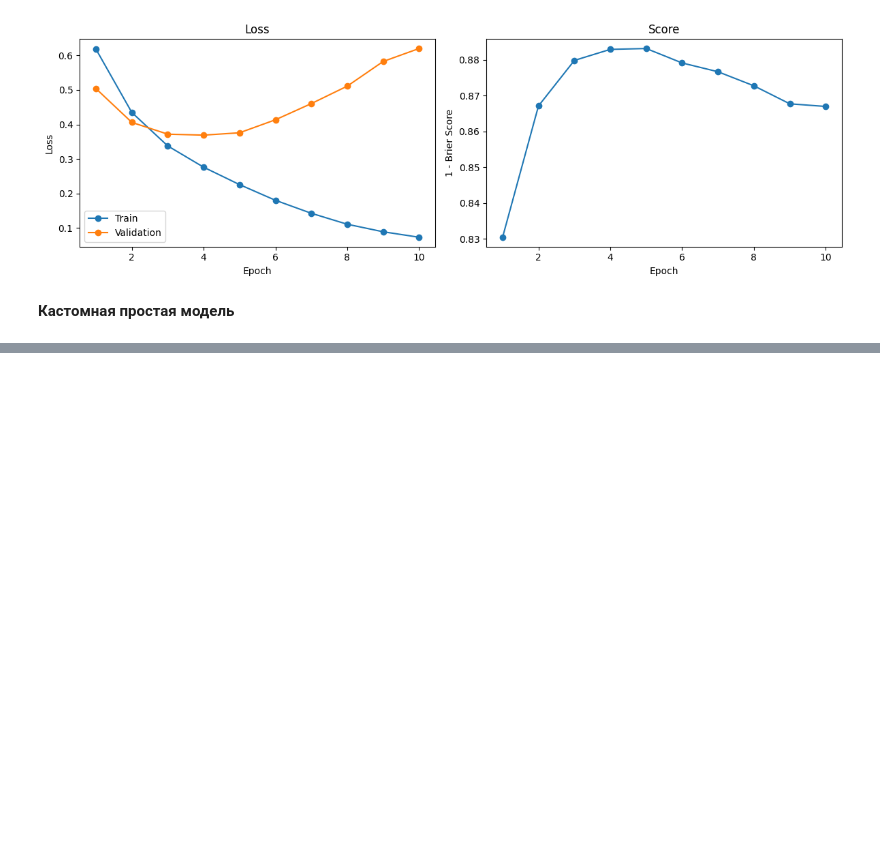
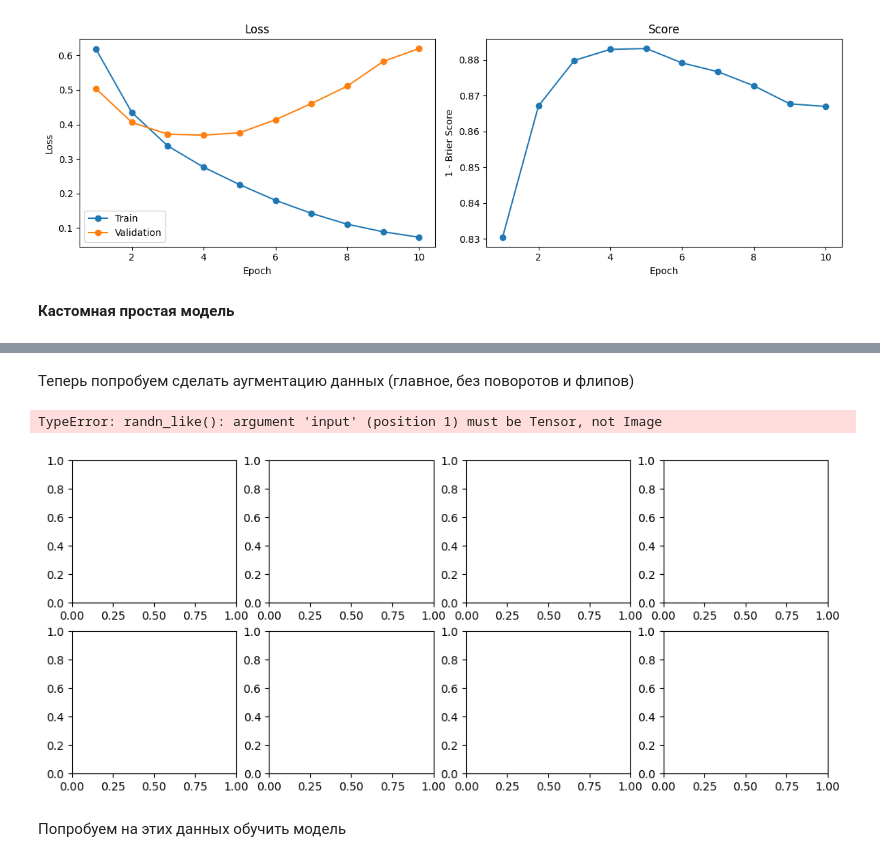
Before and after one commit to villerbond/avito-text-orientation, a Jupyter notebook: notebooks/solution.ipynb, the cells around one changed output, grey strips where cells are left out. Drawn from its saved outputs; the diff is of its cells as text; code cells hidden in the pictures; blank space fills up the shorter version.

```diff
--- a/notebooks/solution.ipynb
+++ b/notebooks/solution.ipynb
@@ -769,0 +875,2 @@ model_cnn, history_df_cnn = fit_model(model_cnn, train_loader, val_loader, crite
+# %% [markdown]
+Теперь попробуем сделать аугментацию данных (главное, без поворотов и флипов)
@@ -769,0 +897,12 @@ model_cnn, history_df_cnn = fit_model(model_cnn, train_loader, val_loader, crite
+# %%
+train_dataset_aug = OrientationDataset(
+    TRAIN_DIR / "crops",
+    train_labels,
+    train_transform_aug
+)
+
+val_dataset_aug = OrientationDataset(
+    VAL_DIR / "crops",
+    val_labels,
+    val_transform_aug
+)
@@ -769,0 +927,25 @@ model_cnn, history_df_cnn = fit_model(model_cnn, train_loader, val_loader, crite
+# %%
+fig, axes = plt.subplots(2,4, figsize=(12,5))
+
+mean = torch.tensor([0.485,0.456,0.406]).view(3,1,1)
+std = torch.tensor([0.229,0.224,0.225]).view(3,1,1)
+
+for ax in axes.flat:
+
+    idx = random.randint(0, len(train_dataset_aug)-1)
+
+    image, label = train_dataset_aug[idx]
+
+    image = (image * std + mean).clamp(0,1)
+
+    ax.imshow(image.permute(1,2,0))
+    ax.set_title(f"label={int(label)}")
+    ax.axis("off")
+
+plt.tight_layout()
+plt.show()
+# %% [output]
+TypeError: randn_like(): argument 'input' (position 1) must be Tensor, not Image
+[figure, added]
+# %% [markdown]
+Попробуем на этих данных обучить модель
```
Also changed, not shown: parts of 29 cells of this notebook.
